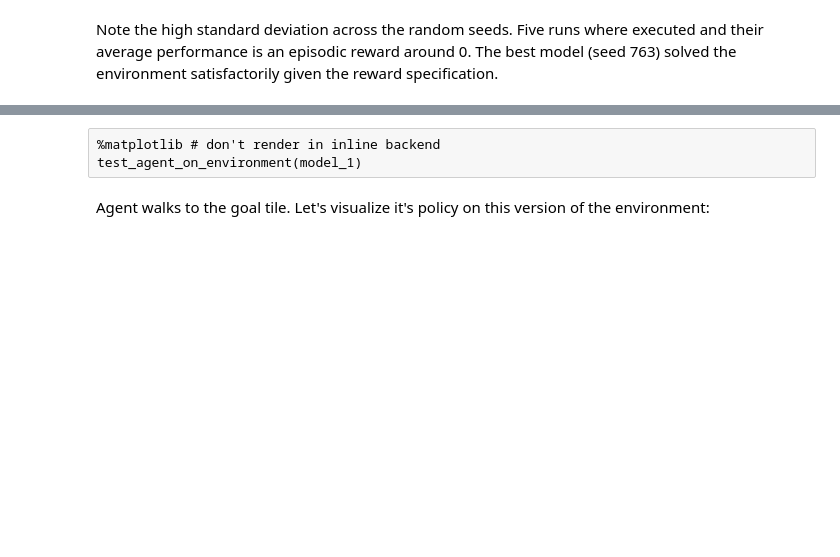
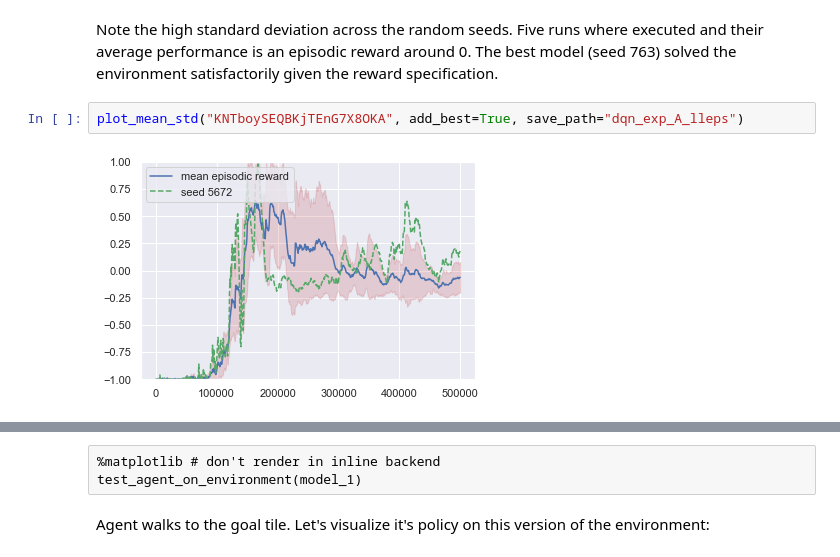
Before and after one commit to tilidev/BA_DRL_Gridworlds, a Jupyter notebook: eval_agents.ipynb, the cells around one changed output, grey strips where cells are left out. Saved outputs shown, nothing was run; the diff lists cells and outputs as text; blank space fills up the shorter version.

```diff
--- a/eval_agents.ipynb
+++ b/eval_agents.ipynb
@@ -490,2 +492,6 @@ plot_mean_std("ly57jevlQXe42Q9sKmBYzQ", add_best=True, save_path="test")
 # %% [markdown]
 Note the high standard deviation across the random seeds. Five runs where executed and their average performance is an episodic reward around 0. The best model (seed 763) solved the environment satisfactorily given the reward specification.
+# %%
+plot_mean_std("KNTboySEQBKjTEnG7X8OKA", add_best=True, save_path="dqn_exp_A_lleps")
+# %% [output]
+[figure, added]
```
Also changed, not shown: parts of 14 cells of this notebook, 1 other file.
